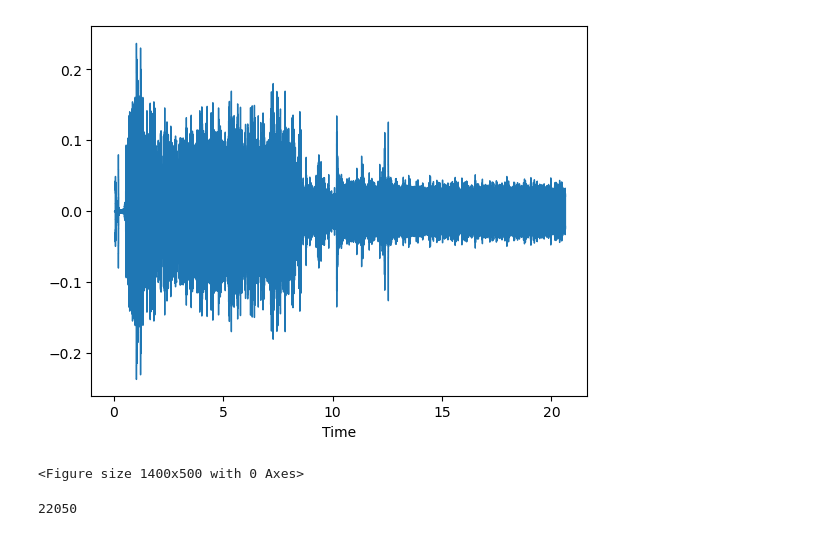
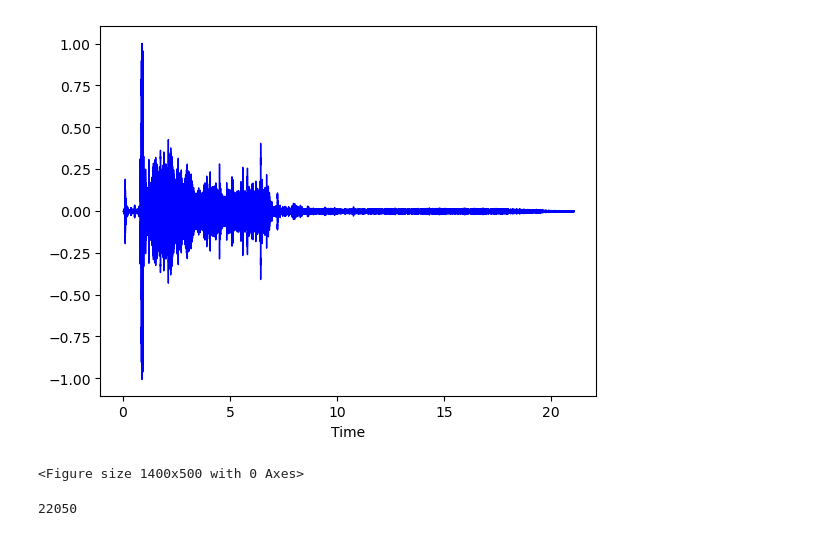
Before and after one commit to saptakdutta/audio_feature_extraction, a Jupyter notebook: unsupervised_model-V2.ipynb, the cells around one changed output. Drawn from its saved outputs; the diff is of its cells as text; code cells hidden in the pictures.

```diff
--- a/unsupervised_model-V2.ipynb
+++ b/unsupervised_model-V2.ipynb
@@ -12,14 +12,14 @@ from scipy.cluster.hierarchy import dendrogram, linkage
 from sklearn.cluster import AgglomerativeClustering
 # %%
 #ToiletFlush
-filename = "C:/Users/zaeriesfn/Desktop/Aging in Place/TargetEvent/target_train_Toilet_flush_Kaggle2019/0d06ee8b.wav"
+filename = "audio_datasets/TargetEvent/target_train_Toilet_flush_Kaggle2019/77d7e554.wav"
 data, sample_rate = librosa.load(filename)
-librosa.display.waveshow(data,sr=sample_rate)
+librosa.display.waveshow(data,sr=sample_rate, color="blue")
 plt.figure(figsize=(14,5))
 ipd.Audio(filename)
 # %% [output]
 [interactive output not drawn]
-[figure, old version]
+[figure, new version]
 <Figure size 1400x500 with 0 Axes>
 # %%
 # defines how many times per seconds a sound is sampled
```
Also changed, not shown: parts of 9 cells of this notebook.
